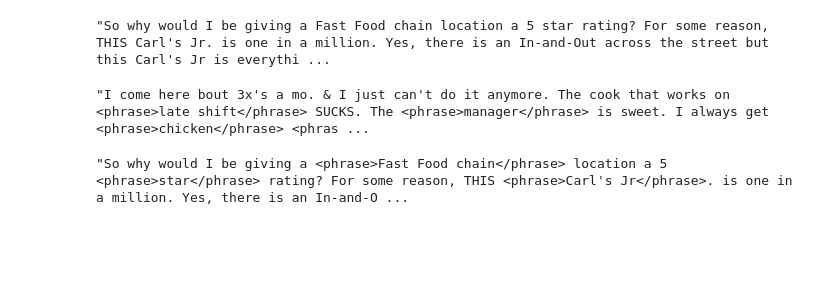
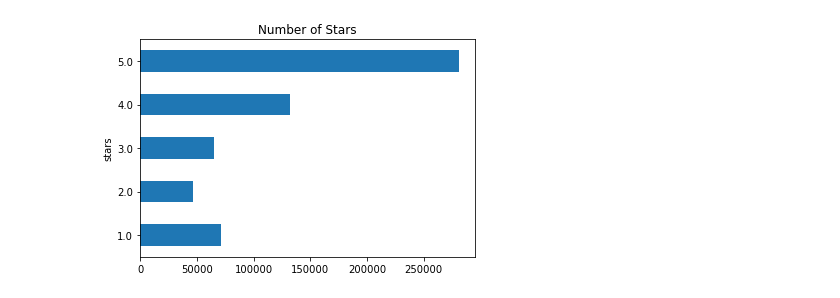
Before and after one commit to Lannnnnnn/LA-Restaurant-recommend, a Jupyter notebook: notebooks/lasvegas_restaurant_eda.ipynb, the cells around one changed output. Cells and saved outputs as stored; diff of their text form; code cells hidden in the pictures; blank space fills up the shorter version.

```diff
--- a/notebooks/lasvegas_restaurant_eda.ipynb
+++ b/notebooks/lasvegas_restaurant_eda.ipynb
@@ -72,6 +104,8 @@ a = lv['text'].to_dict()
-# %%
-a[0]
-# %% [output]
-"So why would I be giving a Fast Food chain location a 5 star rating? For some reason, THIS Carl's Jr. is one in a million. Yes, there is an In-and-Out across the street but this Carl's Jr is everythi ...
+# %%
+lv.groupby("stars")['review_id'].count().plot.barh()
+plt.title('Number of Stars')
+plt.show()
+# %% [output]
+[figure, added]
 # %%
 import json
@@ -105,11 +128,3 @@ with open('../../DSC180A-Project/data/out/segmentation.txt', 'r') as f:
 # with open('../../DSC180A-Project/data/in/yelp_reviews1.txt', 'r') as f:
     a = f.read()
     b = a.split("\n.\n")
-# %%
-b[1]
-# %% [output]
-"I come here bout 3x's a mo. & I just can't do it anymore. The cook that works on <phrase>late shift</phrase> SUCKS. The <phrase>manager</phrase> is sweet. I always get <phrase>chicken</phrase> <phras ...
-# %%
-a[:1205]
-# %% [output]
-"So why would I be giving a <phrase>Fast Food chain</phrase> location a 5 <phrase>star</phrase> rating? For some reason, THIS <phrase>Carl's Jr</phrase>. is one in a million. Yes, there is an In-and-O ...
```
Also changed, not shown: parts of 23 cells of this notebook, 1 other file.
